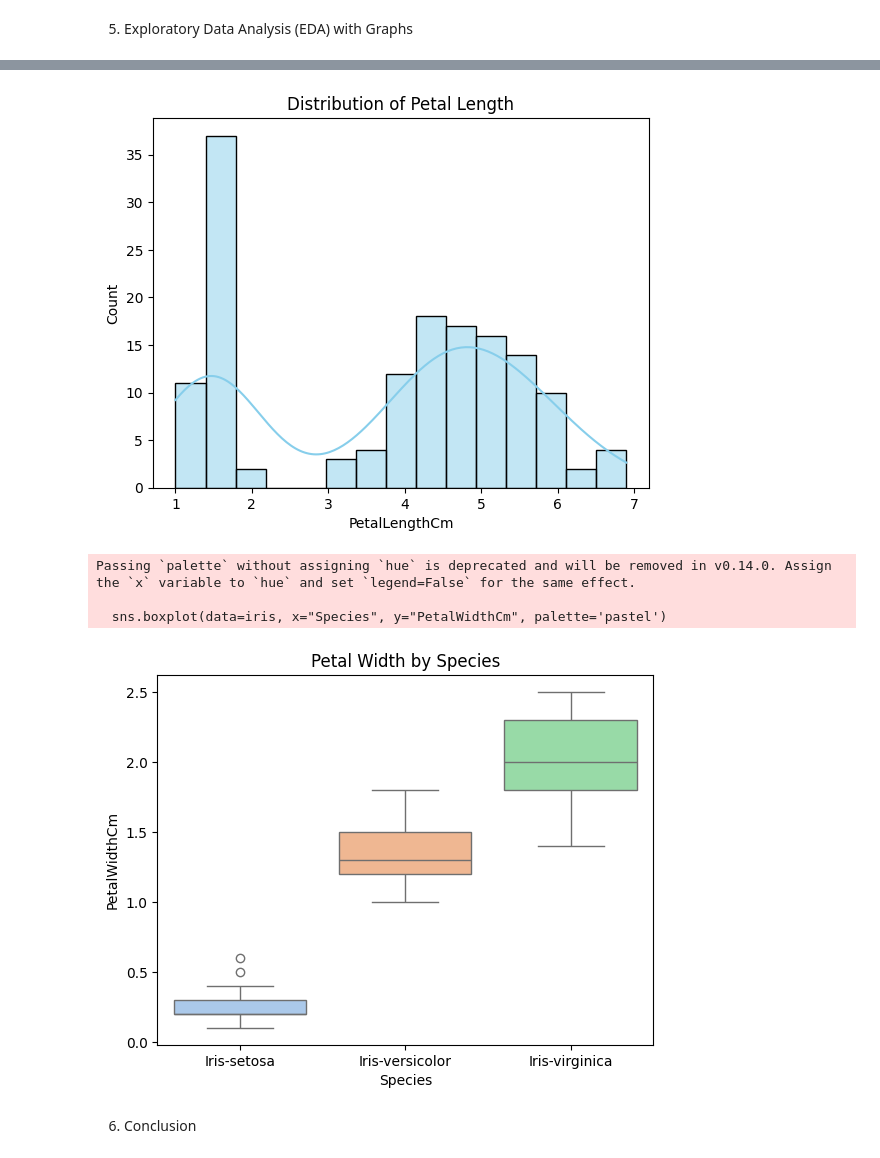
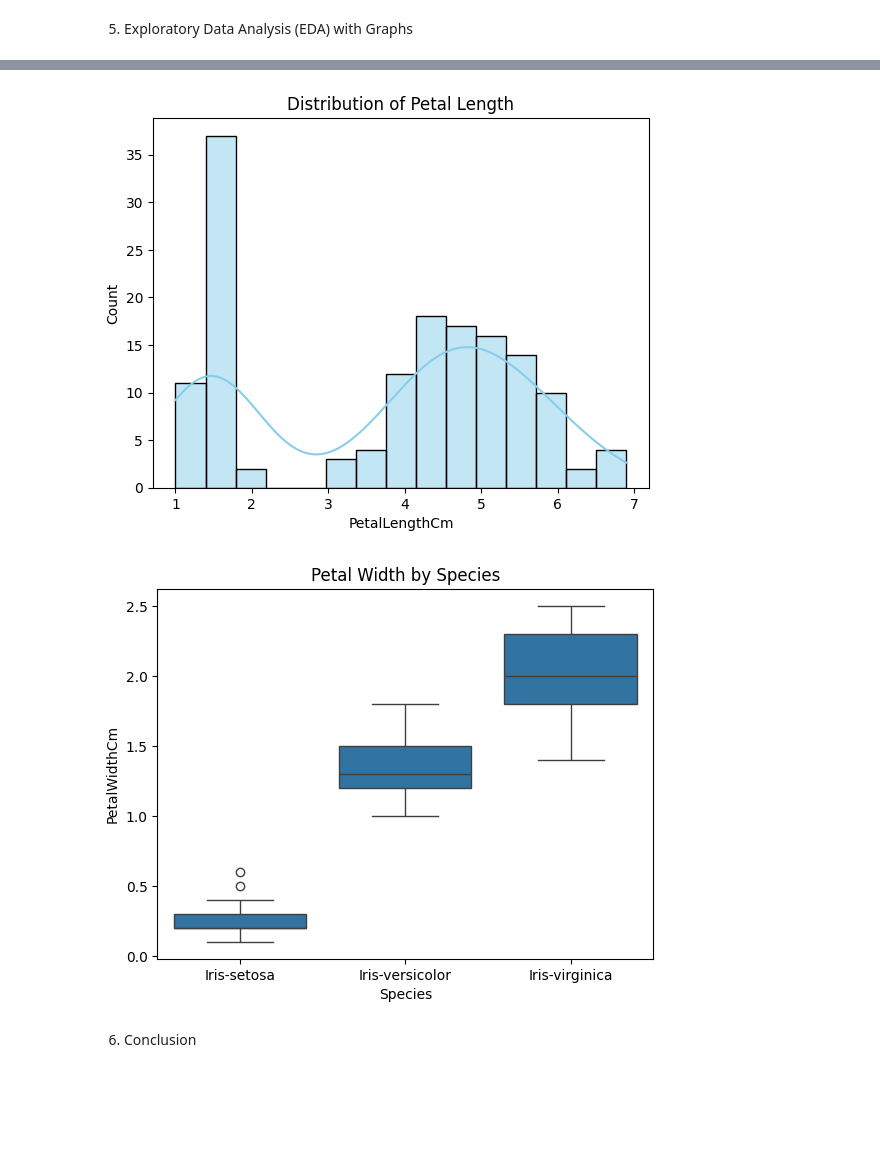
Before and after one commit to MariaAsif123/Data-Science-and-Analytics-Internship-Tasks, a Jupyter notebook: Task_01.ipynb, the cells around one changed output, grey strips where cells are left out. Cells and saved outputs as stored; diff of their text form; code cells hidden in the pictures; blank space fills up the shorter version.

```diff
--- a/Task_01.ipynb
+++ b/Task_01.ipynb
@@ -80,25 +80,22 @@ dtype: object
 # %%
 # Scatter Plot: Sepal Length vs Sepal Width
 sns.scatterplot(data=iris, x="SepalLengthCm", y="SepalWidthCm", hue="Species", palette='Set2')
 plt.title("Sepal Length vs Sepal Width by Species")
 plt.show()
 
 # Histogram: Petal Length Distribution
 sns.histplot(data=iris, x="PetalLengthCm", kde=True, bins=15, color='skyblue')
 plt.title("Distribution of Petal Length")
 plt.show()
 
 # Box Plot: Petal Width by Species
-sns.boxplot(data=iris, x="Species", y="PetalWidthCm", palette='pastel')
+sns.boxplot(data=iris, x="Species", y="PetalWidthCm")
 plt.title("Petal Width by Species")
 plt.show()
 # %% [output]
 [figure]
 [figure]
-Passing `palette` without assigning `hue` is deprecated and will be removed in v0.14.0. Assign the `x` variable to `hue` and set `legend=False` for the same effect.
-
-  sns.boxplot(data=iris, x="Species", y="PetalWidthCm", palette='pastel')
-[figure, old version]
+[figure, new version]
 # %% [markdown]
 6. Conclusion
 # %%
```
